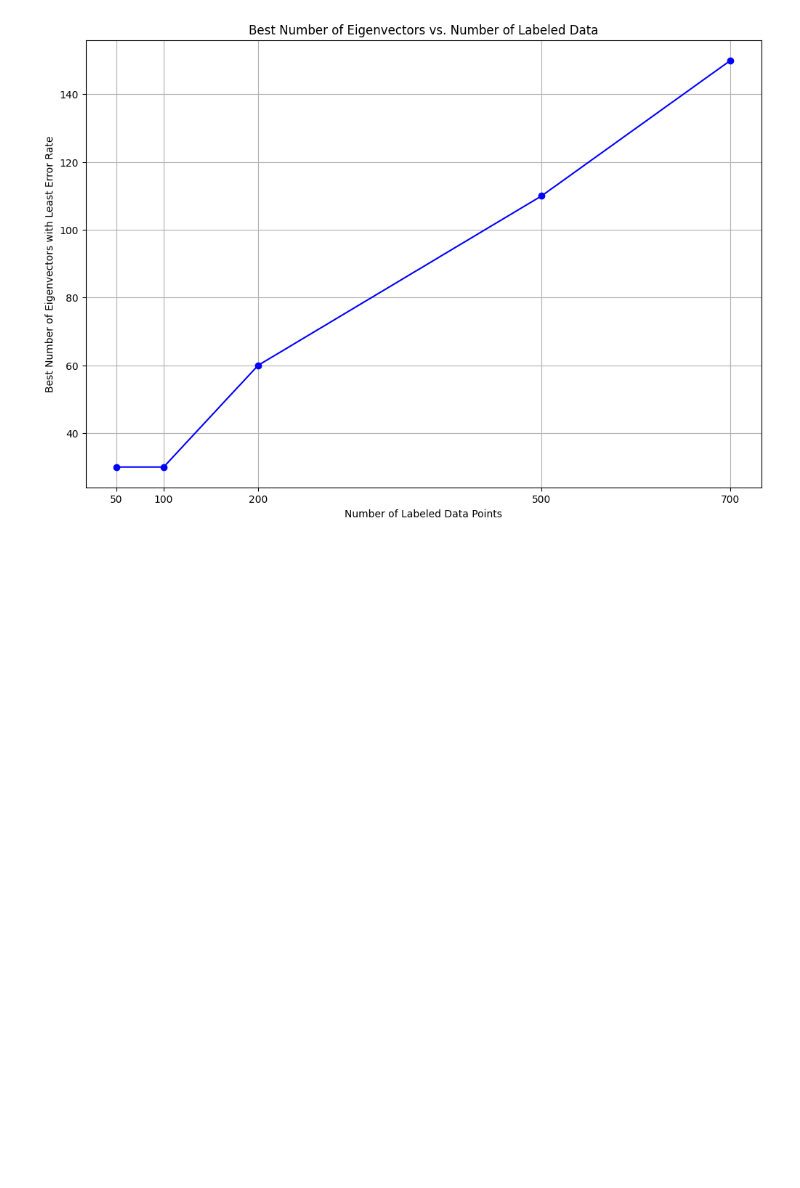
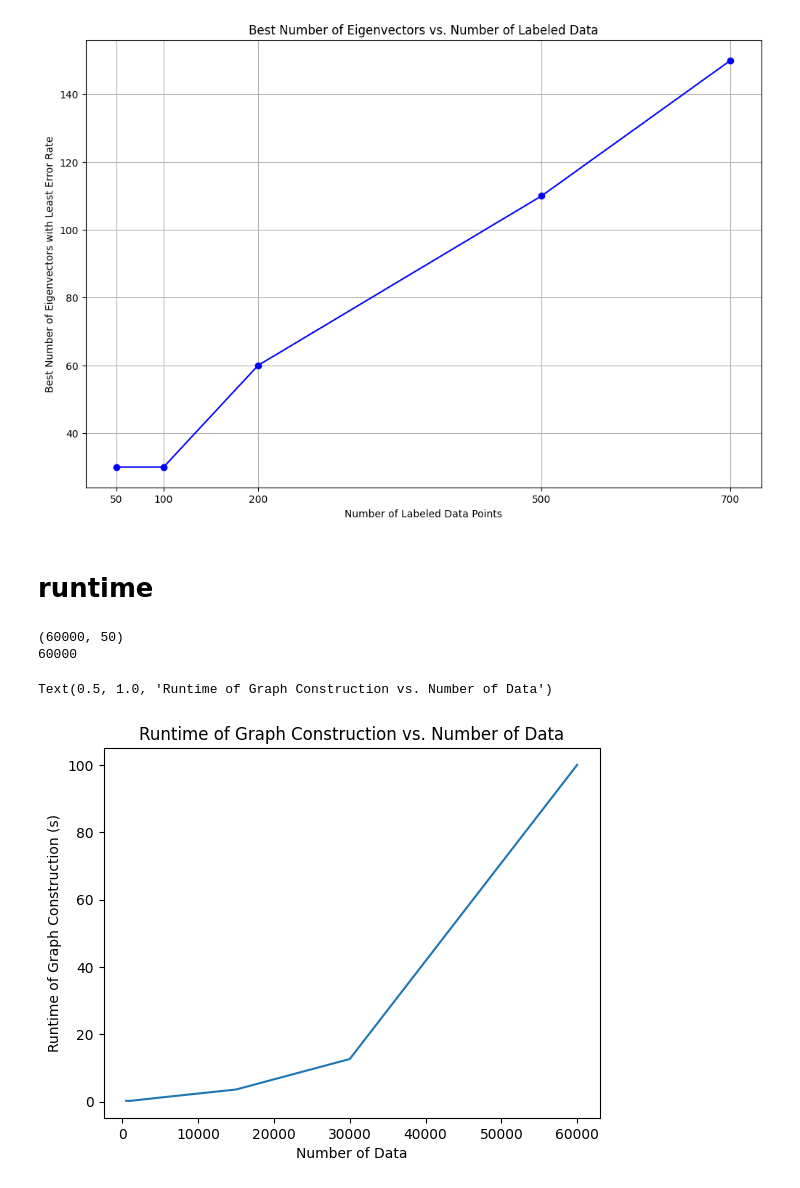
Before and after one commit to KkkelseyWen/HDP, a Jupyter notebook: eigenmap.ipynb, the cells around one changed output. Cells and saved outputs as stored; diff of their text form; code cells hidden in the pictures; blank space fills up the shorter version.

Commit message:
update runtime

```diff
--- a/eigenmap.ipynb
+++ b/eigenmap.ipynb
@@ -536,7 +531,7 @@ plt.show()
 # preprocess
 # %%
 # convolution 3x3 2 times
-data_smoothed = np.array([smooth(img) for img in data])
+data_smoothed = np.array([smooth(img) for img in data_coil])
 
 data_flatten = data_smoothed.reshape(data_smoothed.shape[0], -1)
 pca = PCA(n_components=100)
@@ -579,7 +578,7 @@ sigma = 1
 num_eigenv = 50
 
 img = data_pca[:1000]
-label = labels[:1000]
+label = labels_coil[:1000]
 
 # choose first 100 data to be labeled
 num_labels = 250
@@ -595,6 +594,6 @@ eigenvalues, eigenvectors = eigenfunction(L, num_eigenv)
 classifiers = classifier_train(eigenvectors, label, labeled_indices, 20)
 
 y_pred, y_score = classifier_evaluate(eigenvectors[unlabeled_indices], classifiers)
-accuracy = acc(y_pred, labels[unlabeled_indices])
+accuracy = acc(y_pred, label[unlabeled_indices])
 print(f"Classification accuracy: {accuracy:.4f}")
 # %% [output]
@@ -738,3 +737,5 @@ plt.grid(True)
 plt.show()
 # %% [output]
 [figure]
+# %% [markdown]
+# runtime
@@ -740,0 +777,37 @@ plt.show()
+# %%
+data_mni = data_pca
+print(data_mni.shape)
+label_mni = label
+print(len(label_mni))
+# %% [output]
+(60000, 50)
+60000
+# %%
+# graph parameters
+k = 9
+m = 8
+sigma = 1
+
+# number of eigenvectors
+num_eigenvec = np.arange(10, 151, 10)
+# number of labeled data
+num_labeled = [100, 250, 500, 1000, 2500, 5000]
+# %%
+# runtime of graph construction with different total number
+time_graph_construction = []
+num_img = [500, 1000, 5000, 10000, 15000, 30000, 60000]
+for num in num_img:
+    data = data_mni[:num]
+    s = time.process_time()
+    W = graph_construction(data, k, m, sigma)
+    time_construction = time.process_time() - s
+    time_graph_construction.append(time_construction)
+
+plt.figure()
+plt.plot(num_img, time_graph_construction)
+plt.xlabel('Number of Data')
+plt.ylabel('Runtime of Graph Construction (s)')
+plt.title('Runtime of Graph Construction vs. Number of Data')
+# %% [output]
+Text(0.5, 1.0, 'Runtime of Graph Construction vs. Number of Data')
+[figure, added]
```
Also changed, not shown: parts of 20 cells of this notebook.
